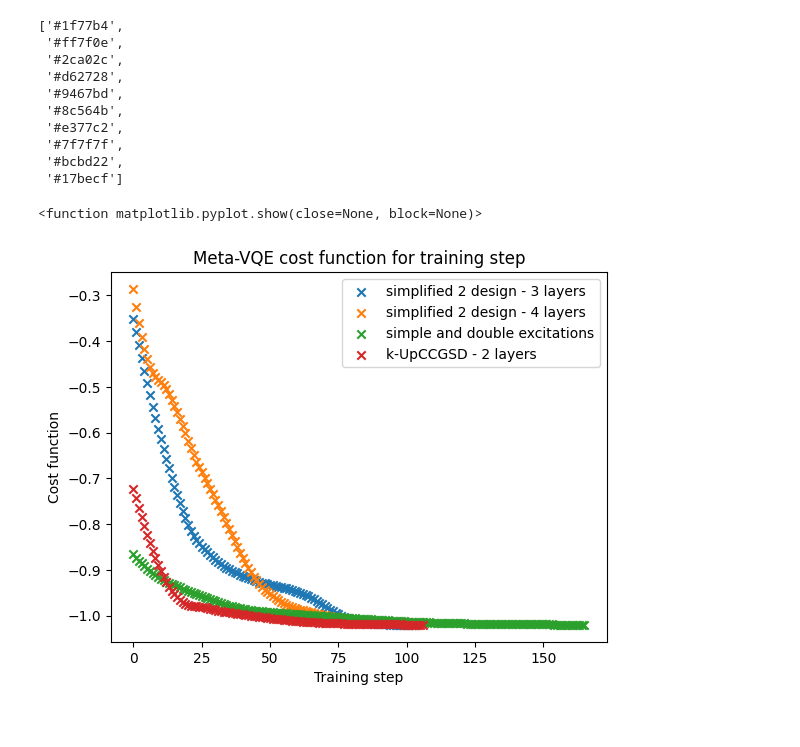
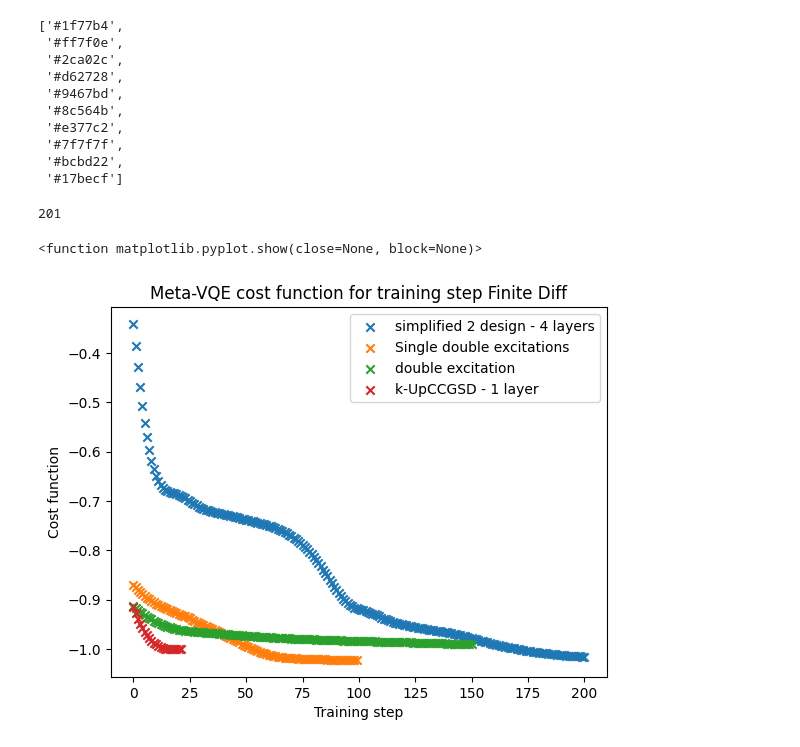
Before and after one commit to sergioandrescs/meta-VQE-pennylane, a Jupyter notebook: plot_join_ansatz.ipynb, the cells around one changed output. Cells and saved outputs as stored; diff of their text form; code cells hidden in the pictures.

Commit message:
Plots for meta

```diff
--- a/plot_join_ansatz.ipynb
+++ b/plot_join_ansatz.ipynb
@@ -1,11 +1,13 @@
 # %%
 import matplotlib.pyplot as plt
+from matplotlib.ticker import MultipleLocator
 import json
 from pennylane import numpy as np
 
-FILES_NAMES = {"simplified_2_design":{"fd":["simplified2design_3layers_fd","simplified2design_4layers_fd"]},
-               "single_double":{"fd":["meta_simples_doubles_fd"]},
-               "kupccgsd":{"fd":["kupccgsd_1layers_fd", "kupccgsd_2layers_fd"]}}
+FILES_NAMES = {"simplified_2_design":{"fd":["simplified2design_4layers_fd"], "ps":["simplified2design_4layers_ps"]},
+               "single_double":{"fd":["meta_simples_doubles_fd"], "ps":["meta_simples_doubles_ps"]},
+               "double":{"fd":["meta_doubles_fd"], "ps":["meta_doubles_ps"]},
+               "kupccgsd":{"fd":["kupccgsd_1layers_fd"], "ps":["kupccgsd_1layers_ps"]}}
 
 DATA = {i:{"fd":[],"ps":[]} for i in FILES_NAMES}
 
@@ -45,18 +61,29 @@ for ansatz in FILES_NAMES:
                 # Read & print the entire file
                 data = reader.read()
                 DATA[ansatz][diff_method].append(json.loads(data))
+# %%
+simplified_data_fd = DATA["simplified_2_design"]["fd"][0]["results"]
+single_double_data_fd = DATA["single_double"]["fd"][0]["results"]
+double_data_fd = DATA["double"]["fd"][0]["results"]
+kupccgsd_data_fd = DATA["kupccgsd"]["fd"][0]["results"]
+# %%
+len(simplified_data_fd["adam"]["meta"]["energies"][-1])
+# %% [output]
+201
 # %%
 # Plot for meta energies
-plt.scatter([i for i in range(len(DATA["simplified_2_design"]["fd"][0]["results"]["adam"]["energies"][-1]))],DATA["simplified_2_design"]["fd"][0]["results"]["adam"]["energies"][-1], label="simplified 2 design - 3 layers", marker='x')
-plt.scatter([i for i in range(len(DATA["simplified_2_design"]["fd"][1]["results"]["adam"]["energies"][-1]))],DATA["simplified_2_design"]["fd"][1]["results"]["adam"]["energies"][-1], label="simplified 2 design - 4 layers", marker='x')
-plt.scatter([i for i in range(len(DATA["single_double"]["fd"][0]["results"]["adam"]["energies"][-1]))],DATA["single_double"]["fd"][0]["results"]["adam"]["energies"][-1], label="simple and double excitations", marker='x')
-plt.scatter([i for i in range(len(DATA["kupccgsd"]["fd"][0]["results"]["adam"]["energies"][-1]))],DATA["kupccgsd"]["fd"][0]["results"]["adam"]["energies"][-1], label="k-UpCCGSD - 2 layers", marker='x')
+
+
+plt.scatter([i for i in range(len(simplified_data_fd["adam"]["meta"]["energies"][-1]))],simplified_data_fd["adam"]["meta"]["energies"][-1], label="simplified 2 design - 4 layers", marker='x')
+plt.scatter([i for i in range(len(single_double_data_fd["adam"]["meta"]["energies"][-1]))],single_double_data_fd["adam"]["meta"]["energies"][-1], label="Single double excitations", marker='x')
+plt.scatter([i for i in range(len(double_data_fd["adam"]["meta"]["energies"][-1]))],double_data_fd["adam"]["meta"]["energies"][-1], label="double excitation", marker='x')
+plt.scatter([i for i in range(len(kupccgsd_data_fd["adam"]["meta"]["energies"][-1]))],kupccgsd_data_fd["adam"]["meta"]["energies"][-1], label="k-UpCCGSD - 1 layer", marker='x')
 
 plt.legend()
-plt.title('Meta-VQE cost function for training step')
+plt.title('Meta-VQE cost function for training step Finite Diff')
 plt.ylabel('Cost function')
 plt.xlabel('Training step')
 plt.show
 # %% [output]
 <function matplotlib.pyplot.show(close=None, block=None)>
-[figure, old version]
+[figure, new version]
```
Also changed, not shown: parts of 9 cells of this notebook.
